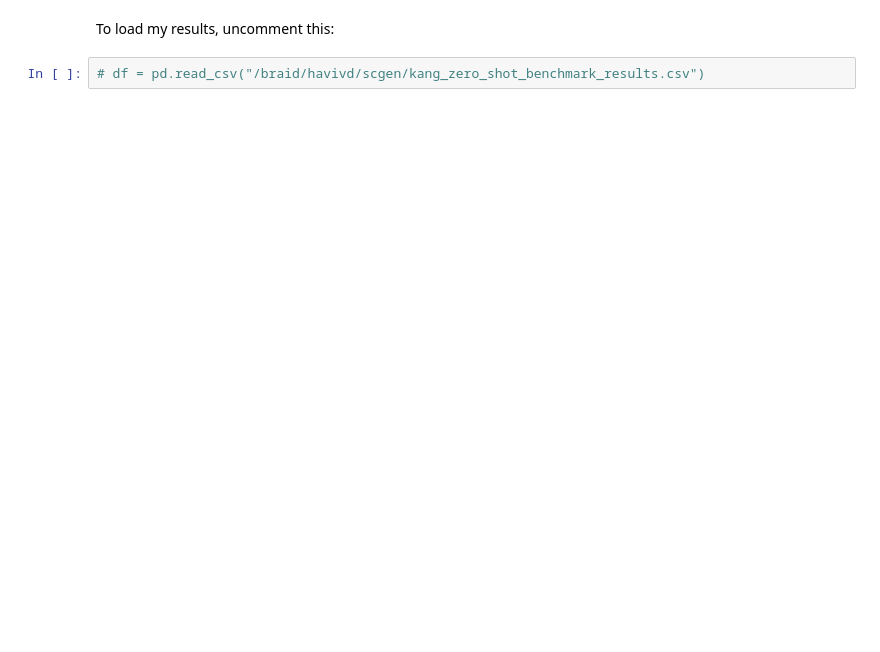
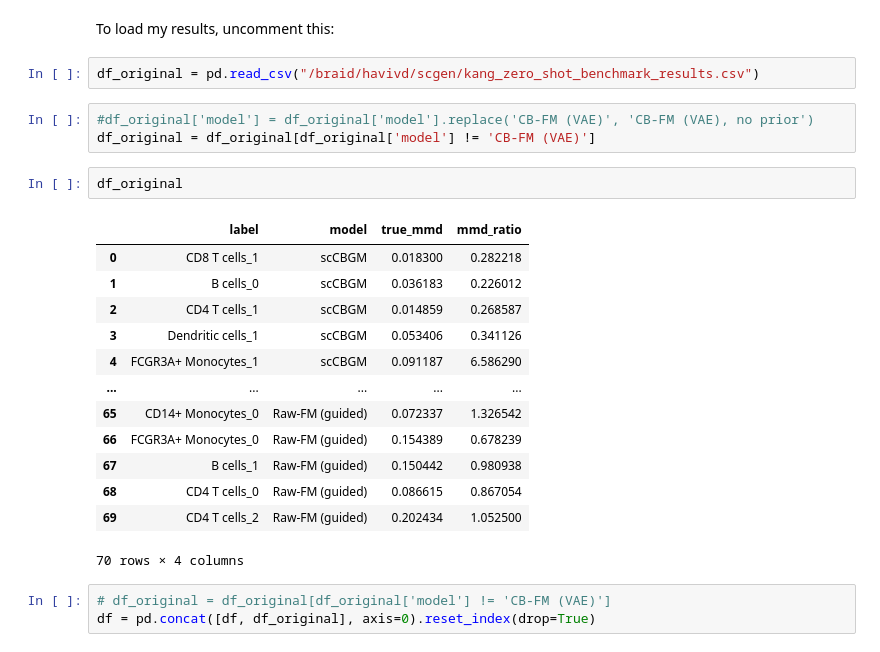
Before and after one commit to almaan/scCBGM, a Jupyter notebook: notebooks/analysis/kang_zero_shot_subtype_benchmark.ipynb, the cells around one changed output. Drawn from its saved outputs; the diff is of its cells as text; blank space fills up the shorter version.

```diff
--- a/notebooks/analysis/kang_zero_shot_subtype_benchmark.ipynb
+++ b/notebooks/analysis/kang_zero_shot_subtype_benchmark.ipynb
@@ -549,4 +854,26 @@ df = pd.DataFrame(long_form_data)
 # %% [markdown]
 To load my results, uncomment this:
 # %%
-# df = pd.read_csv("/braid/havivd/scgen/kang_zero_shot_benchmark_results.csv")
+df_original = pd.read_csv("/braid/havivd/scgen/kang_zero_shot_benchmark_results.csv")
+# %%
+#df_original['model'] = df_original['model'].replace('CB-FM (VAE)', 'CB-FM (VAE), no prior')
+df_original = df_original[df_original['model'] != 'CB-FM (VAE)']
+# %%
+df_original
+# %% [output]
+|  | label | model | true_mmd | mmd_ratio |
+| 0 | CD8 T cells_1 | scCBGM | 0.018300 | 0.282218 |
+| 1 | B cells_0 | scCBGM | 0.036183 | 0.226012 |
+| 2 | CD4 T cells_1 | scCBGM | 0.014859 | 0.268587 |
+| 3 | Dendritic cells_1 | scCBGM | 0.053406 | 0.341126 |
+| 4 | FCGR3A+ Monocytes_1 | scCBGM | 0.091187 | 6.586290 |
+| ... | ... | ... | ... | ... |
+| 65 | CD14+ Monocytes_0 | Raw-FM (guided) | 0.072337 | 1.326542 |
+| 66 | FCGR3A+ Monocytes_0 | Raw-FM (guided) | 0.154389 | 0.678239 |
+| 67 | B cells_1 | Raw-FM (guided) | 0.150442 | 0.980938 |
+| 68 | CD4 T cells_0 | Raw-FM (guided) | 0.086615 | 0.867054 |
+| 69 | CD4 T cells_2 | Raw-FM (guided) | 0.202434 | 1.052500 |
+70 rows × 4 columns
+# %%
+# df_original = df_original[df_original['model'] != 'CB-FM (VAE)']
+df = pd.concat([df, df_original], axis=0).reset_index(drop=True)
```
Also changed, not shown: parts of 56 cells of this notebook, 5 other files.
